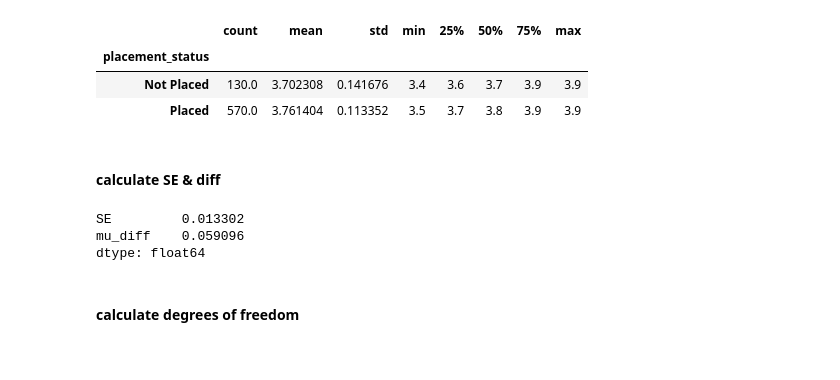
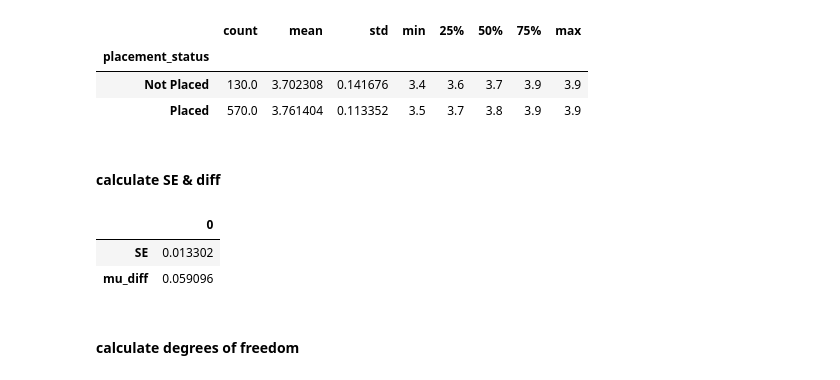
Before and after one commit to mvajhi/Introduction-to-Data-Science, a Jupyter notebook: ca1/hypothesis_testing.ipynb, the cells around one changed output. Drawn from its saved outputs; the diff is of its cells as text; code cells hidden in the pictures.

```diff
--- a/ca1/hypothesis_testing.ipynb
+++ b/ca1/hypothesis_testing.ipynb
@@ -92,13 +113,13 @@ groups_statistics
 # %%
 t_test_data['SE'] = np.sum(
     [groups_statistics['std'][i] ** 2 / groups_statistics['count'][i]
         for i in ['Not Placed', 'Placed']]) ** 0.5
 t_test_data['mu_diff'] = (groups_statistics['mean']['Placed'] - groups_statistics['mean']['Not Placed'])
-t_test_data
+pd.DataFrame(t_test_data)
 # %% [output]
-SE         0.013302
-mu_diff    0.059096
-dtype: float64
+|  | 0 |
+| SE | 0.013302 |
+| mu_diff | 0.059096 |
 # %% [markdown]
 #### calculate degrees of freedom
 # %% [markdown]
```
Also changed, not shown: parts of 5 cells of this notebook.
